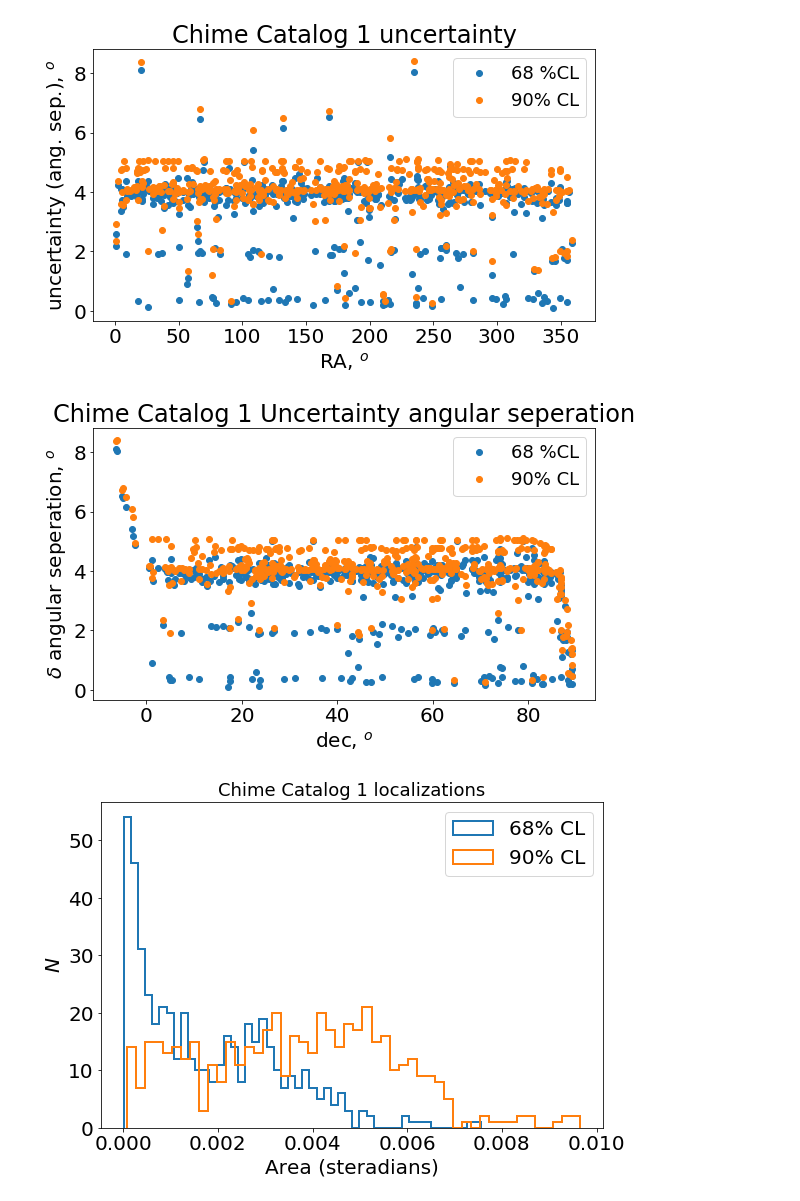
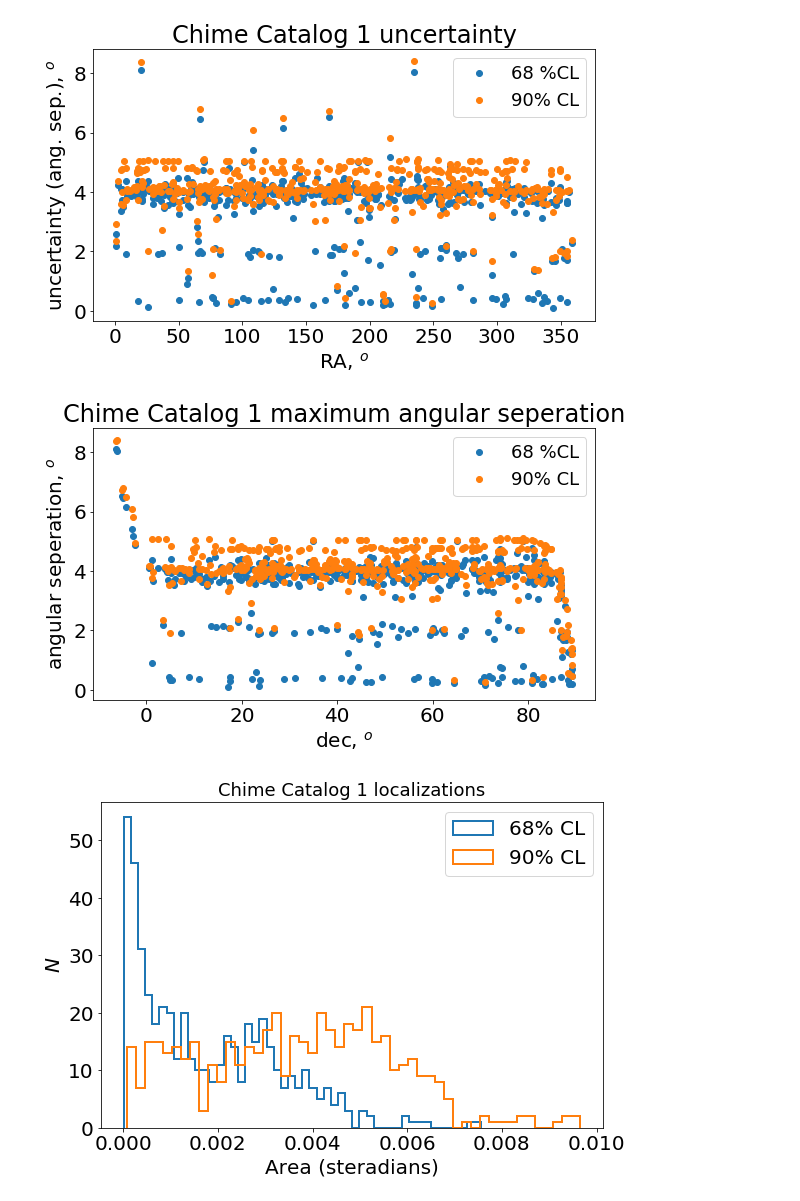
Before and after one commit to jessiethw/FRB, a Jupyter notebook: localizations.ipynb, the cells around one changed output. Cells and saved outputs as stored; diff of their text form; code cells hidden in the pictures.

```diff
--- a/localizations.ipynb
+++ b/localizations.ipynb
@@ -228,17 +228,17 @@ plt.savefig('/home/jthwaites/public_html/frb_param_plots/cat1_oaunc2.png')
 # %%
 fig, ax = plt.subplots(figsize=(9,5))
 plt.plot(new_localizations['dec'], new_localizations['d_openangle_68'],
          'o', label='68 %CL', color='C0')
 plt.plot(new_localizations['dec'], new_localizations['d_openangle_90'],
          'o', label='90% CL', color='C1')
-ax.set_ylabel(r'$\delta$ angular seperation, $^o$')
+ax.set_ylabel(r'angular seperation, $^o$')
 ax.set_xlabel(r'dec, $^o$')
-ax.set_title(r'Chime Catalog 1 Uncertainty angular seperation')
+ax.set_title(r'Chime Catalog 1 maximum angular seperation')
 
 plt.legend(fontsize=18)
 plt.savefig('/home/jthwaites/public_html/frb_param_plots/cat1_raunc_v_dec.png')
 # %% [output]
-[figure, old version]
+[figure, new version]
 # %%
 """plot of area (steradians) for each map 68%CL
 This cell takes a very long time to evaluate
```
Also changed, not shown: parts of 4 cells of this notebook, 1 other file.
